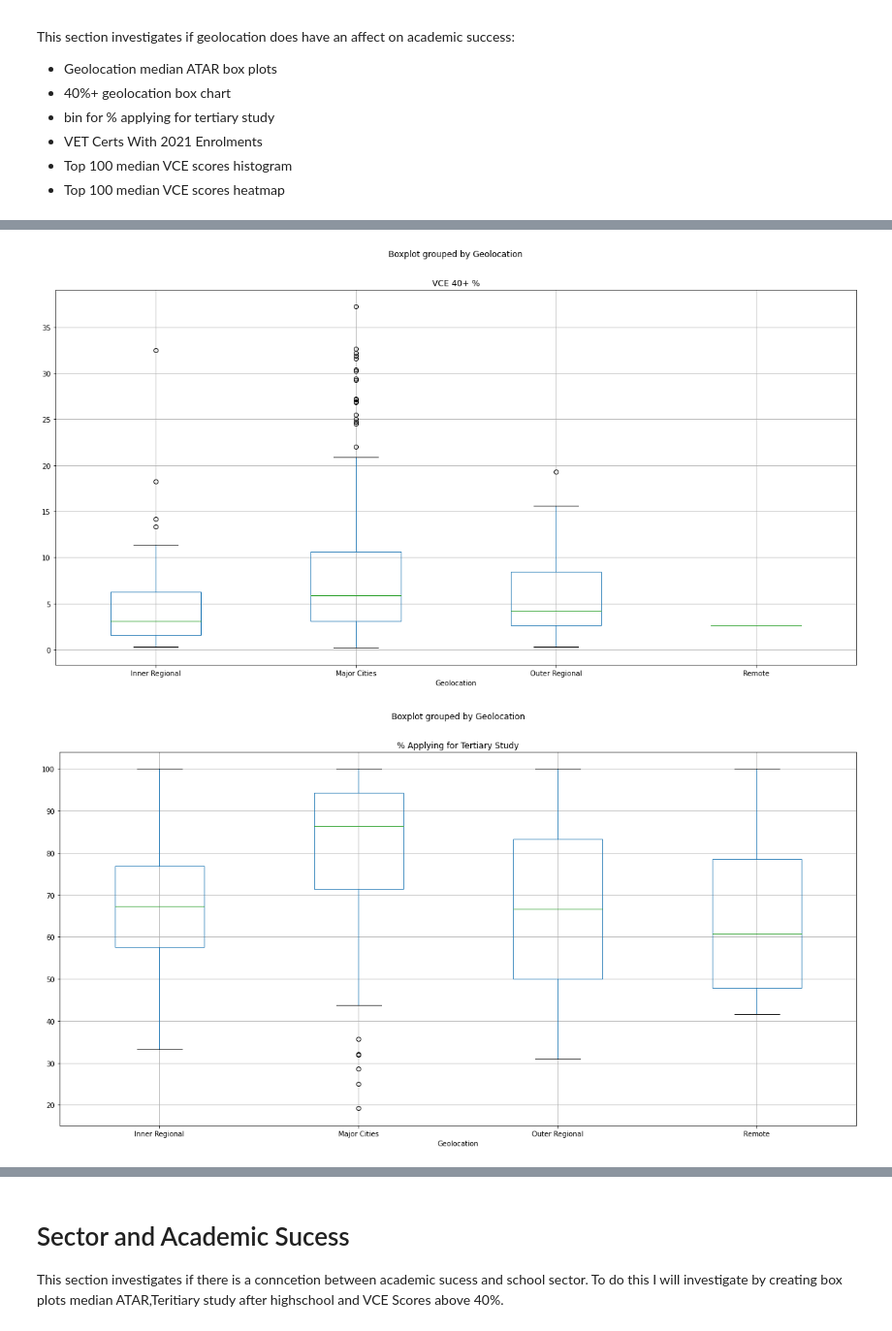
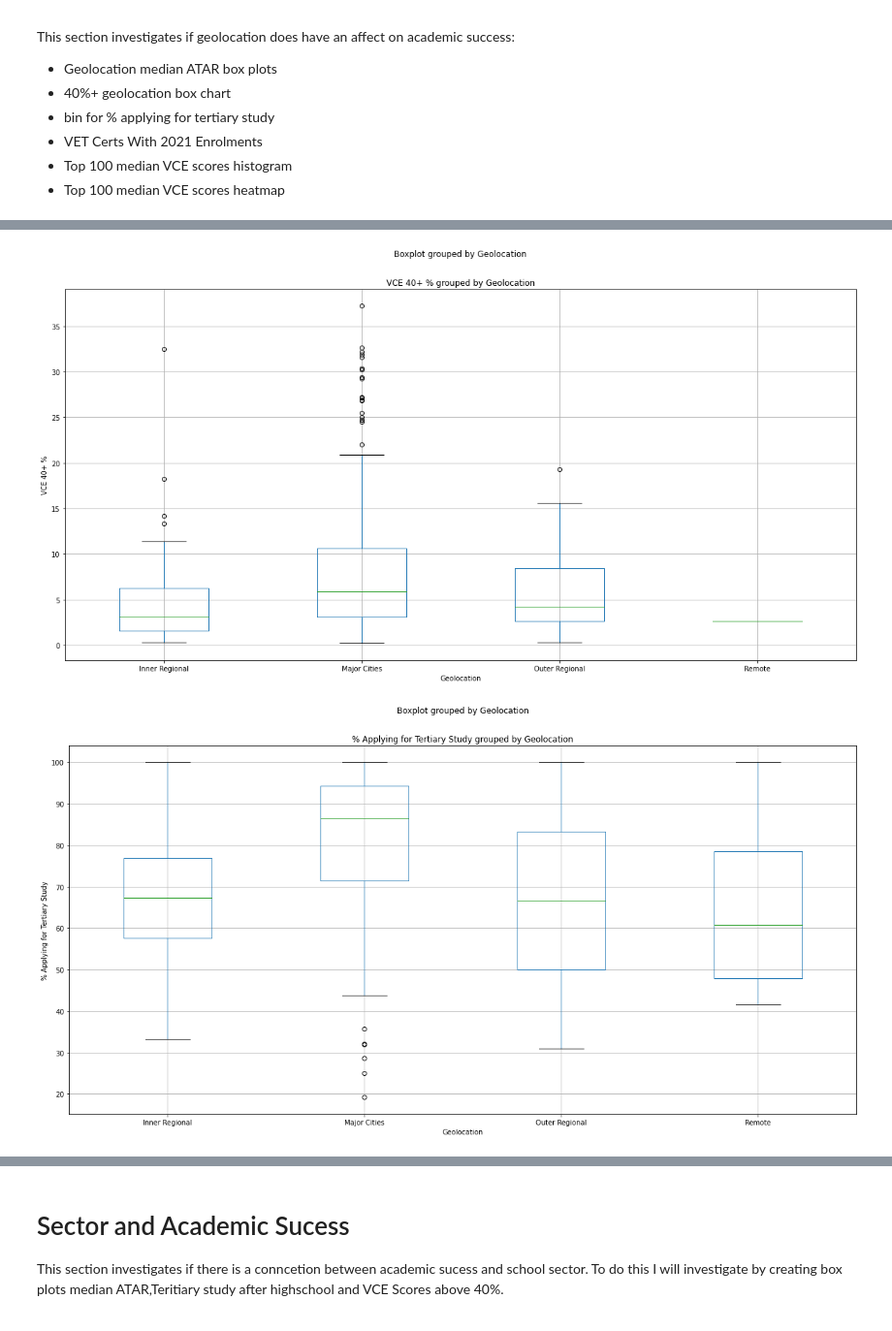
Before and after one commit to joshmartin33/project-one, a Jupyter notebook: analysis.ipynb, the cells around one changed output, grey strips where cells are left out. Shown at 97% size. Cells and saved outputs as stored; diff of their text form; code cells hidden in the pictures.

Commit message:
labeled all box plots

```diff
--- a/analysis.ipynb
+++ b/analysis.ipynb
@@ -231,15 +231,19 @@ plt.savefig('output/mean_vce_box.png')
 vce_40 = school_df.drop(school_df[school_df['VCE 40+ %'] == 0].index, inplace=False)
 # Create a boxplot to compare means
 vce_40.boxplot("VCE 40+ %", by="Geolocation", figsize=(20, 10))
+plt.title('VCE 40+ % grouped by Geolocation')
+plt.ylabel('VCE 40+ %')
 plt.savefig('output/median_vce_box.png')
 # %% [output]
-[figure, old version]
+[figure, new version]
 # %%
 Tertiary = school_df.drop(school_df[school_df['% Applying for Tertiary Study'] == 0].index, inplace=False)
 Tertiary.boxplot('% Applying for Tertiary Study', by="Geolocation", figsize=(20, 10))
+plt.title('% Applying for Tertiary Study grouped by Geolocation')
+plt.ylabel('% Applying for Tertiary Study')
 plt.savefig('output/tertiary_box.png')
 # %% [output]
-[figure, old version]
+[figure, new version]
 # %%
 #% Applying for Tertiary Study Heatmap
 locations = school_df[["Latitude", "Longitude"]].astype(float)
```
Also changed, not shown: parts of 7 cells of this notebook, 8 other files.
